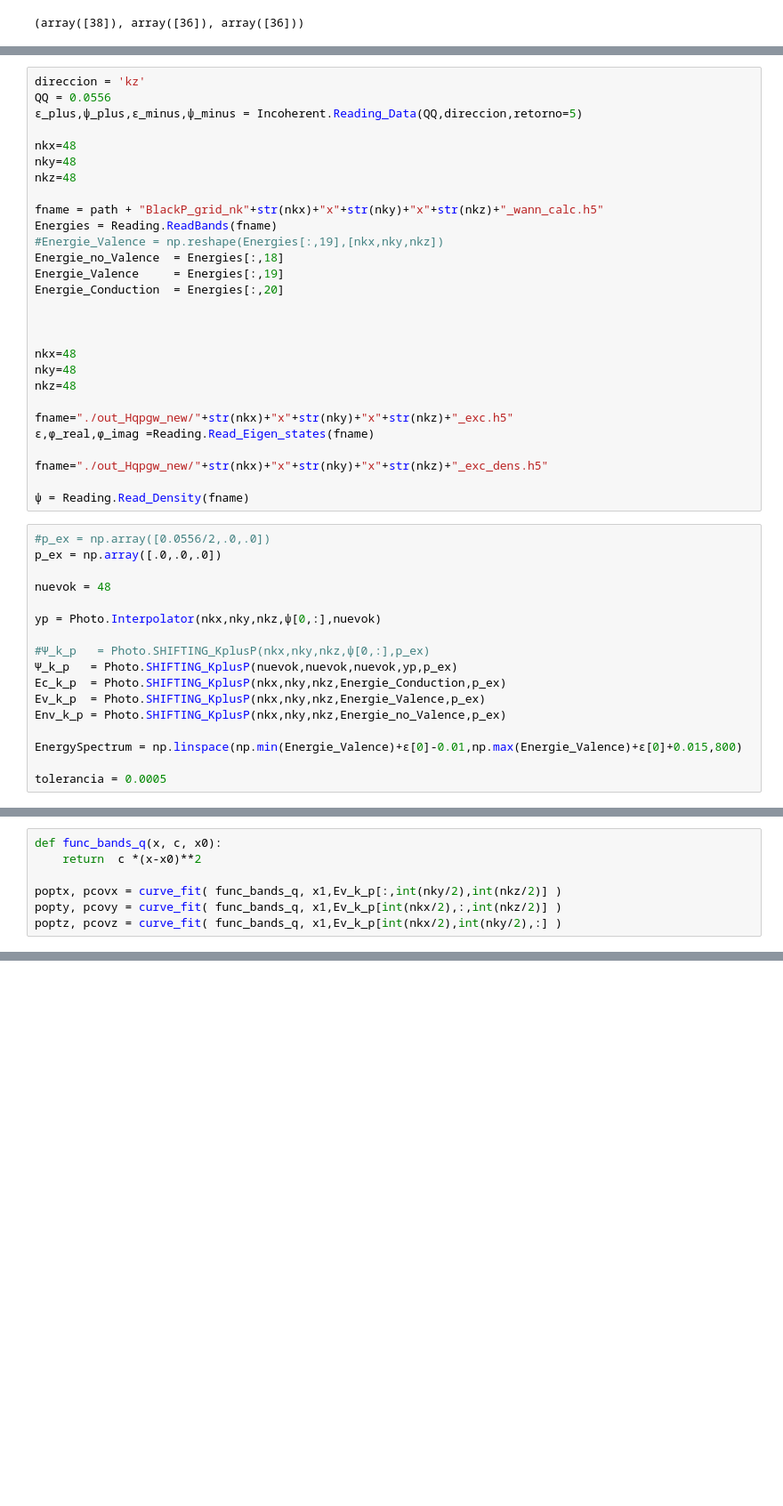
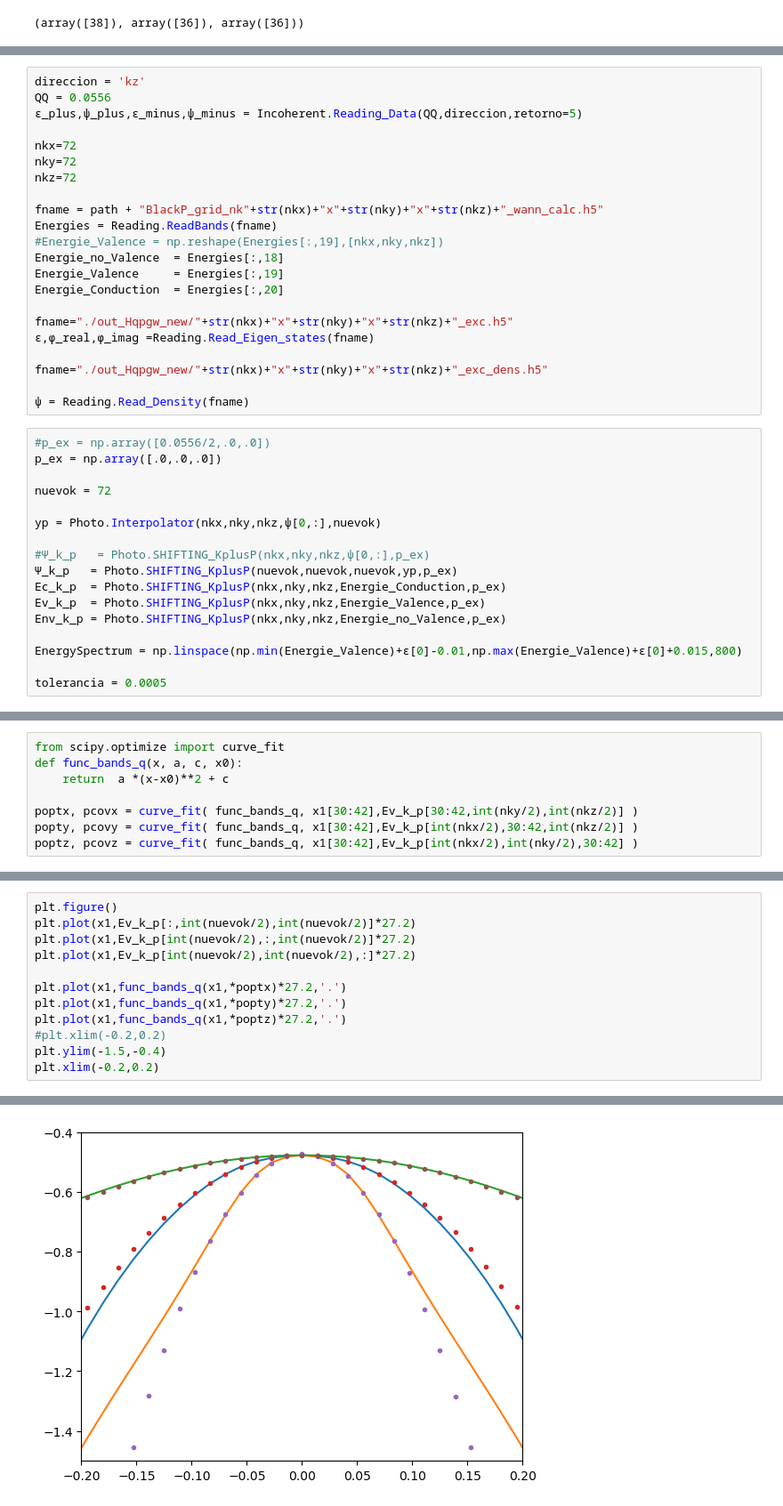
Before and after one commit to juanpulgarin/Black_P, a Jupyter notebook: Black_P_Excitons/Incoherentes.ipynb, the cells around one changed output, grey strips where cells are left out. Shown at 89% size. Saved outputs shown, nothing was run; the diff lists cells and outputs as text; blank space fills up the shorter version.

```diff
--- a/Black_P_Excitons/Incoherentes.ipynb
+++ b/Black_P_Excitons/Incoherentes.ipynb
@@ -266,9 +308,9 @@ direccion = 'kz'
 QQ = 0.0556
 ϵ_plus,ψ_plus,ϵ_minus,ψ_minus = Incoherent.Reading_Data(QQ,direccion,retorno=5)
 
-nkx=48
-nky=48
-nkz=48
+nkx=72
+nky=72
+nkz=72
 
 fname = path + "BlackP_grid_nk"+str(nkx)+"x"+str(nky)+"x"+str(nkz)+"_wann_calc.h5"
 Energies = Reading.ReadBands(fname)
@@ -277,12 +319,6 @@ Energie_no_Valence  = Energies[:,18]
 Energie_Valence     = Energies[:,19]
 Energie_Conduction  = Energies[:,20]
 
-
-
-nkx=48
-nky=48
-nkz=48
-
 fname="./out_Hqpgw_new/"+str(nkx)+"x"+str(nky)+"x"+str(nkz)+"_exc.h5"
 ϵ,ϕ_real,ϕ_imag =Reading.Read_Eigen_states(fname)
 
@@ -293,7 +329,7 @@ fname="./out_Hqpgw_new/"+str(nkx)+"x"+str(nky)+"x"+str(nkz)+"_exc_dens.h5"
 #p_ex = np.array([0.0556/2,.0,.0])
 p_ex = np.array([.0,.0,.0])
 
-nuevok = 48
+nuevok = 72
 
 yp = Photo.Interpolator(nkx,nky,nkz,ψ[0,:],nuevok)
 
@@ -467,9 +503,10 @@ def Plotting_Exitonic_Density(x1,nkx,nky,nkz,ψ,Qd,direccion):
 
     #plt.show()
 # %%
-def func_bands_q(x, c, x0):
-    return  c *(x-x0)**2
+from scipy.optimize import curve_fit
+def func_bands_q(x, a, c, x0):
+    return  a *(x-x0)**2 + c
 
-poptx, pcovx = curve_fit( func_bands_q, x1,Ev_k_p[:,int(nky/2),int(nkz/2)] )
-popty, pcovy = curve_fit( func_bands_q, x1,Ev_k_p[int(nkx/2),:,int(nkz/2)] )
-poptz, pcovz = curve_fit( func_bands_q, x1,Ev_k_p[int(nkx/2),int(nky/2),:] )
+poptx, pcovx = curve_fit( func_bands_q, x1[30:42],Ev_k_p[30:42,int(nky/2),int(nkz/2)] )
+popty, pcovy = curve_fit( func_bands_q, x1[30:42],Ev_k_p[int(nkx/2),30:42,int(nkz/2)] )
+poptz, pcovz = curve_fit( func_bands_q, x1[30:42],Ev_k_p[int(nkx/2),int(nky/2),30:42] )
@@ -477,0 +517,13 @@ NameError: name 'curve_fit' is not defined
+# %%
+plt.figure()
+plt.plot(x1,Ev_k_p[:,int(nuevok/2),int(nuevok/2)]*27.2)
+plt.plot(x1,Ev_k_p[int(nuevok/2),:,int(nuevok/2)]*27.2)
+plt.plot(x1,Ev_k_p[int(nuevok/2),int(nuevok/2),:]*27.2)
+
+plt.plot(x1,func_bands_q(x1,*poptx)*27.2,'.')
+plt.plot(x1,func_bands_q(x1,*popty)*27.2,'.')
+plt.plot(x1,func_bands_q(x1,*poptz)*27.2,'.')
+#plt.xlim(-0.2,0.2)
+plt.ylim(-1.5,-0.4)
+plt.xlim(-0.2,0.2)
+# %% [output]
@@ -477,0 +531 @@ NameError: name 'curve_fit' is not defined
+[figure, added]
```
Also changed, not shown: parts of 8 cells of this notebook, 5 other files.
